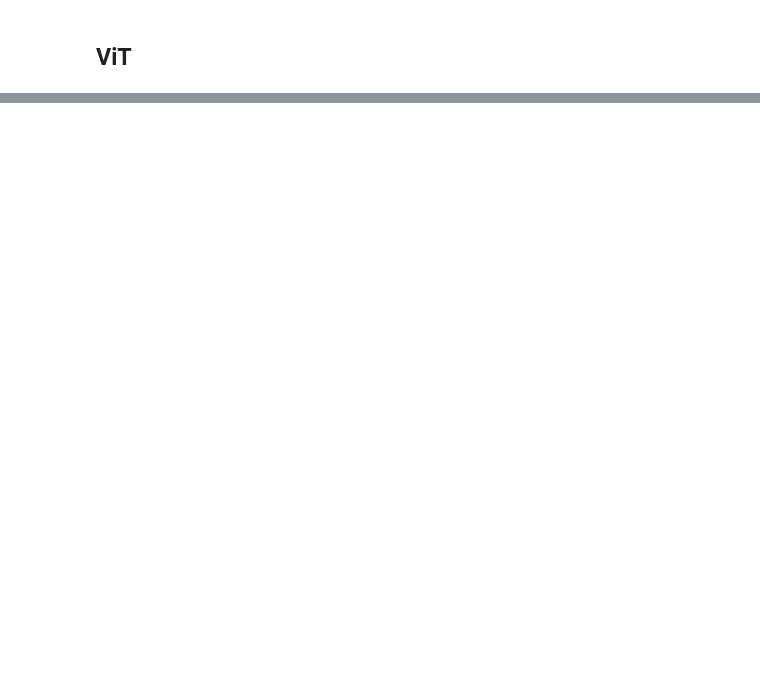
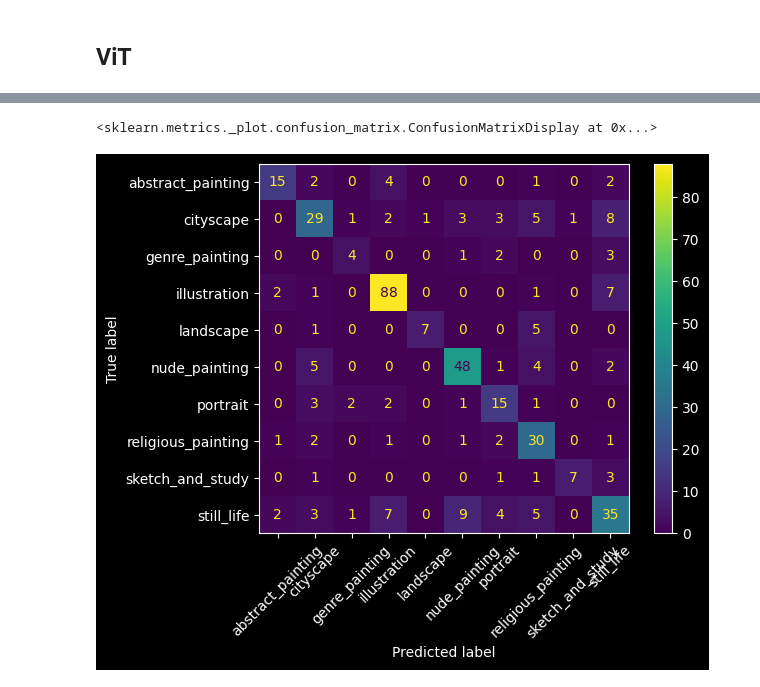
Before and after one commit to wiktoriaszewczyk/CUDA_project_ViT, a Jupyter notebook: project.ipynb, the cells around one changed output, grey strips where cells are left out. Saved outputs shown, nothing was run; the diff lists cells and outputs as text; code cells hidden in the pictures; blank space fills up the shorter version.

Commit message:
added model training and evaluation

```diff
--- a/project.ipynb
+++ b/project.ipynb
@@ -99,0 +148,17 @@ plt.show()
+# %%
+train_args = TrainingArguments(
+    output_dir="output-models",
+    per_device_train_batch_size=16,
+    num_train_epochs=2,
+    fp16=True,
+    save_steps=10,
+    eval_steps=10,
+    logging_steps=10,
+    learning_rate=2e-4,
+    save_total_limit=2,
+    remove_unused_columns=False,
+    push_to_hub=False,
+    report_to='tensorboard',
+    load_best_model_at_end=True,
+    eval_strategy='steps'
+)
@@ -99,0 +171,9 @@ plt.show()
+# %%
+trainer = Trainer(
+    model=model,
+    args=train_args,
+    train_dataset=train_dataset,
+    eval_dataset=eval_dataset,
+    data_collator=collate_fn
+)
+trainer.train()
@@ -99,0 +200,3 @@ plt.show()
+# %%
+outputs = trainer.predict(eval_dataset)
+print(outputs.metrics)
@@ -99,0 +206,17 @@ plt.show()
+# %%
+from sklearn.metrics import confusion_matrix, ConfusionMatrixDisplay
+plt.style.use('dark_background')
+
+y_true = outputs.label_ids
+y_pred = outputs.predictions.argmax(1)
+
+labels = train_dataset.features["genre"].names
+cm = confusion_matrix(y_true, y_pred)
+if len(labels) != cm.shape[0]:
+    labels = labels[:cm.shape[0]]
+
+disp = ConfusionMatrixDisplay(confusion_matrix=cm, display_labels=labels)
+disp.plot(xticks_rotation=45)
+# %% [output]
+<sklearn.metrics._plot.confusion_matrix.ConfusionMatrixDisplay at 0x...>
+[figure, added]
```
Also changed, not shown: parts of 19 cells of this notebook.
